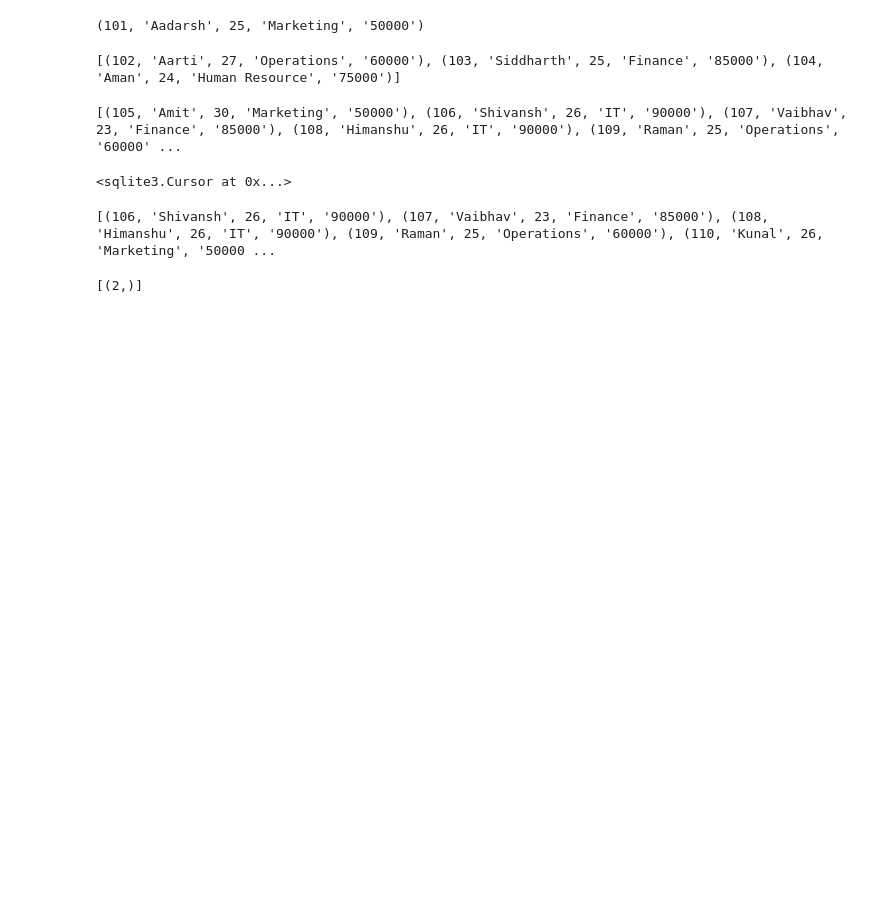
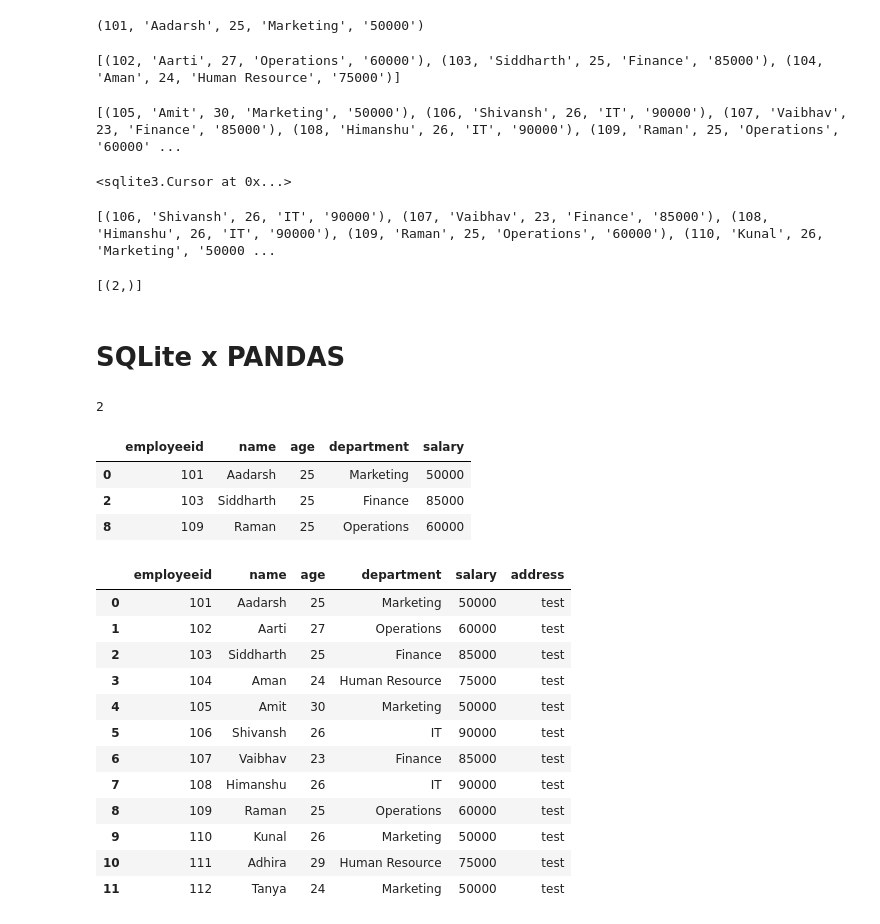
Before and after one commit to naaam-h-siddhu/data-science-and-machine-learning, a Jupyter notebook: lec 14-16 SQLite.ipynb, the cells around one changed output. Saved outputs shown, nothing was run; the diff lists cells and outputs as text; code cells hidden in the pictures; blank space fills up the shorter version.

```diff
--- a/lec 14-16 SQLite.ipynb
+++ b/lec 14-16 SQLite.ipynb
@@ -152,3 +152,21 @@ cur.execute('select count(*) from employee where department = "IT"')
 print(cur.fetchall())
 # %% [output]
 [(2,)]
+# %% [markdown]
+# SQLite x PANDAS
+# %%
+import pandas as pd
+import sqlite3 as sql
+db = sql.connect('employee.sqlite')
+data = pd.read_sql_query("SELECT * FROM employee",db)
+# %%
+data.to_sql("emplooyee",db)
+# %% [output]
+2
+# %%
+data[data['age'] == 25]
+# %% [output]
+|  | employeeid | name | age | department | salary |
+| 0 | 101 | Aadarsh | 25 | Marketing | 50000 |
+| 2 | 103 | Siddharth | 25 | Finance | 85000 |
+| 8 | 109 | Raman | 25 | Operations | 60000 |
@@ -154,0 +175,18 @@ print(cur.fetchall())
+# %%
+data = pd.read_sql_query("select * from employee",db)
+data["address"] = "test"
+data
+# %% [output]
+|  | employeeid | name | age | department | salary | address |
+| 0 | 101 | Aadarsh | 25 | Marketing | 50000 | test |
+| 1 | 102 | Aarti | 27 | Operations | 60000 | test |
+| 2 | 103 | Siddharth | 25 | Finance | 85000 | test |
+| 3 | 104 | Aman | 24 | Human Resource | 75000 | test |
+| 4 | 105 | Amit | 30 | Marketing | 50000 | test |
+| 5 | 106 | Shivansh | 26 | IT | 90000 | test |
+| 6 | 107 | Vaibhav | 23 | Finance | 85000 | test |
+| 7 | 108 | Himanshu | 26 | IT | 90000 | test |
+| 8 | 109 | Raman | 25 | Operations | 60000 | test |
+| 9 | 110 | Kunal | 26 | Marketing | 50000 | test |
+| 10 | 111 | Adhira | 29 | Human Resource | 75000 | test |
+| 11 | 112 | Tanya | 24 | Marketing | 50000 | test |
```
Also changed, not shown: parts of 7 cells of this notebook, 3 other files.
